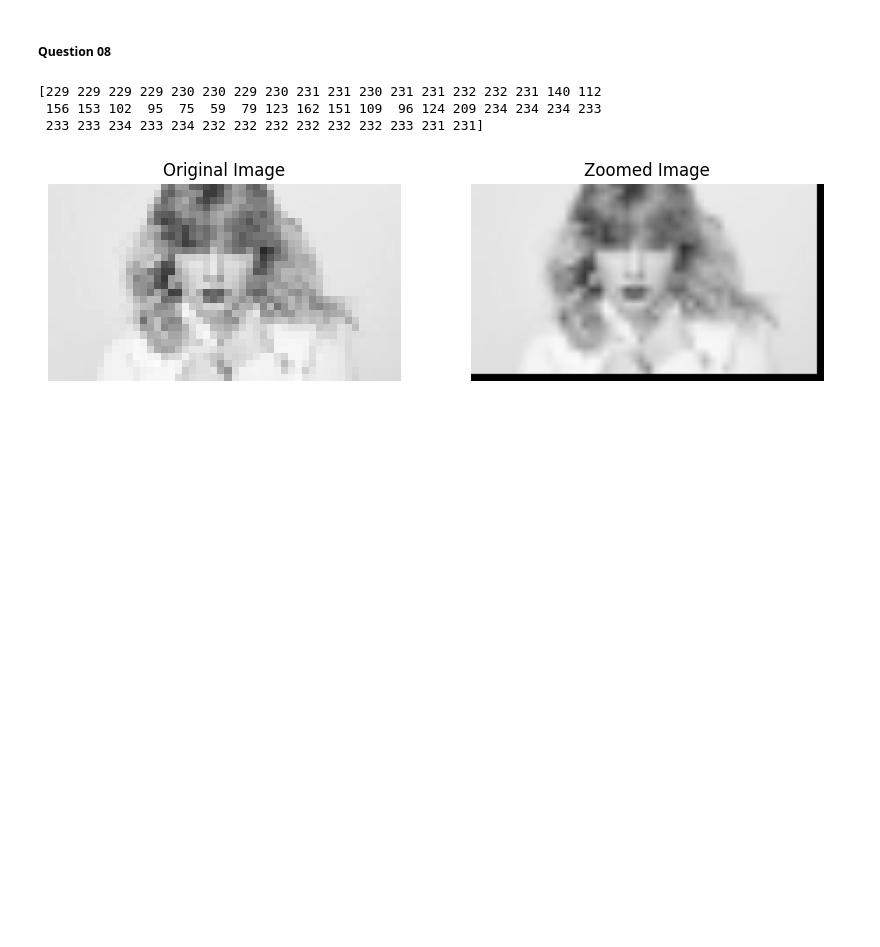
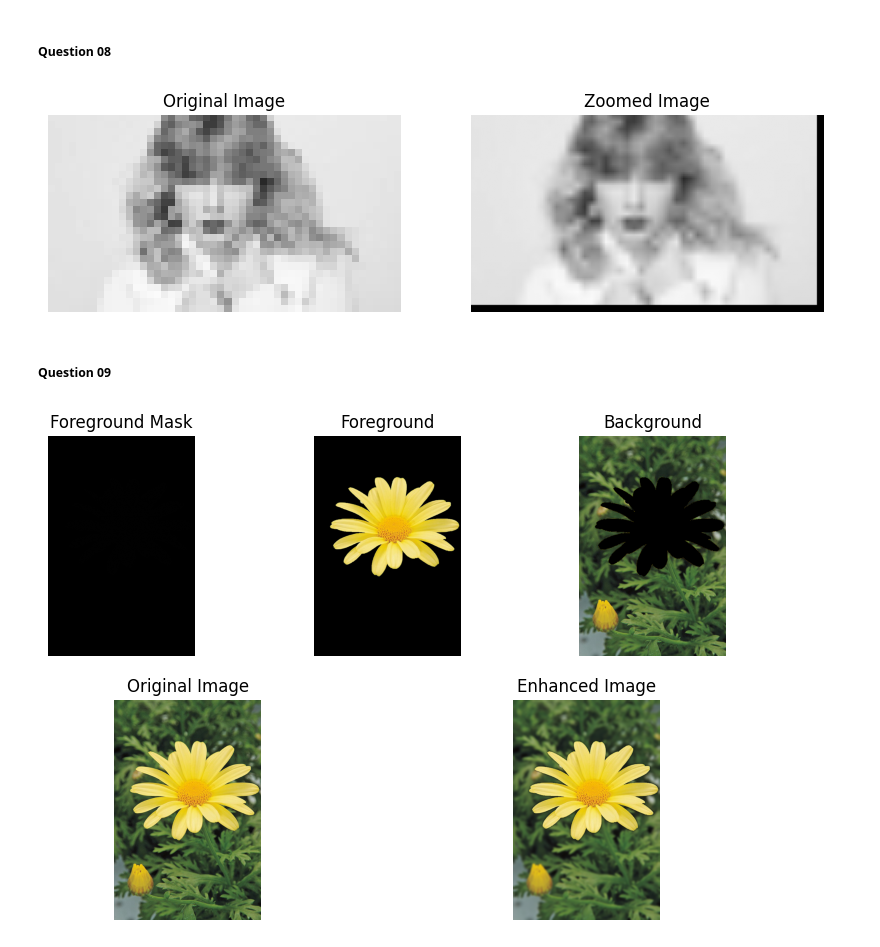
Before and after one commit to pulasthi-u/en3160-assignment01, a Jupyter notebook: code_assignment1.ipynb, the cells around one changed output. Drawn from its saved outputs; the diff is of its cells as text; code cells hidden in the pictures; blank space fills up the shorter version.

```diff
--- a/code_assignment1.ipynb
+++ b/code_assignment1.ipynb
@@ -352,8 +352,6 @@ plt.show()
 ##### Question 08
 # %%
 img = cv2.imread("a1images/a1q5images/taylor_very_small.jpg", cv2.IMREAD_GRAYSCALE)
-
-print (img[0])
 
 def nearest_neighbor_zoom(img, scale):
     L = np.zeros((img.shape[0] * scale, img.shape[0]), dtype=np.float16)
@@ -439,7 +437,60 @@ cv2.destroyAllWindows()
 
 # plt.show()
 # %% [output]
-[229 229 229 229 230 230 229 230 231 231 230 231 231 232 232 231 140 112
- 156 153 102  95  75  59  79 123 162 151 109  96 124 209 234 234 234 233
- 233 233 234 233 234 232 232 232 232 232 232 233 231 231]
 [figure]
+# %% [markdown]
+##### Question 09
+# %%
+img = cv2.imread("a1images/daisy.jpg")
+mask = np.zeros(img.shape[:2], np.uint8)
+
+from matplotlib.gridspec import GridSpec
+
+rect = (35, 133, 521, 424)
+
+bg_model = np.zeros((1, 65), np.float64)
+fg_model = np.zeros((1, 65), np.float64)
+
+cv2.grabCut(img, mask, rect, bg_model, fg_model, 5, cv2.GC_INIT_WITH_RECT)
+
+fg_mask = (mask % 2)
+bg_mask = 1 - fg_mask
+
+foreground = img * fg_mask[:, :, np.newaxis]
+background = img * bg_mask[:, :, np.newaxis]
+
+fig = plt.figure(figsize=(10, 20))
+gs = GridSpec(6, 6, figure=fig)
+
+ax1 = fig.add_subplot(gs[0, 0:2])
+ax1.axis('off')
+ax1.set_title("Foreground Mask")
+ax1.imshow(fg_mask, cmap='gray', vmin=0, vmax=255)
+
+ax2 = fig.add_subplot(gs[0, 2:4])
+ax2.axis('off')
+ax2.set_title("Foreground")
+ax2.imshow(cv2.cvtColor(foreground, cv2.COLOR_BGR2RGB))
+
+ax3 = fig.add_subplot(gs[0, 4:6])
+ax3.axis('off')
+ax3.set_title("Background")
+ax3.imshow(cv2.cvtColor(background, cv2.COLOR_BGR2RGB))
+
+blurred_background = cv2.GaussianBlur(background, (15, 15), 3)
+blurred_background_masked = blurred_background * bg_mask[:, :, np.newaxis]
+enhanced_img = blurred_background_masked + foreground
+
+ax4 = fig.add_subplot(gs[1, 0:3])
+ax4.axis('off')
+ax4.set_title("Original Image")
+ax4.imshow(cv2.cvtColor(img, cv2.COLOR_BGR2RGB))
+
+ax5 = fig.add_subplot(gs[1, 3:6])
+ax5.axis('off')
+ax5.set_title("Enhanced Image")
+ax5.imshow(cv2.cvtColor(enhanced_img, cv2.COLOR_BGR2RGB))
+
+plt.show()
+# %% [output]
+[figure, added]
```
Also changed, not shown: 3 other files.
